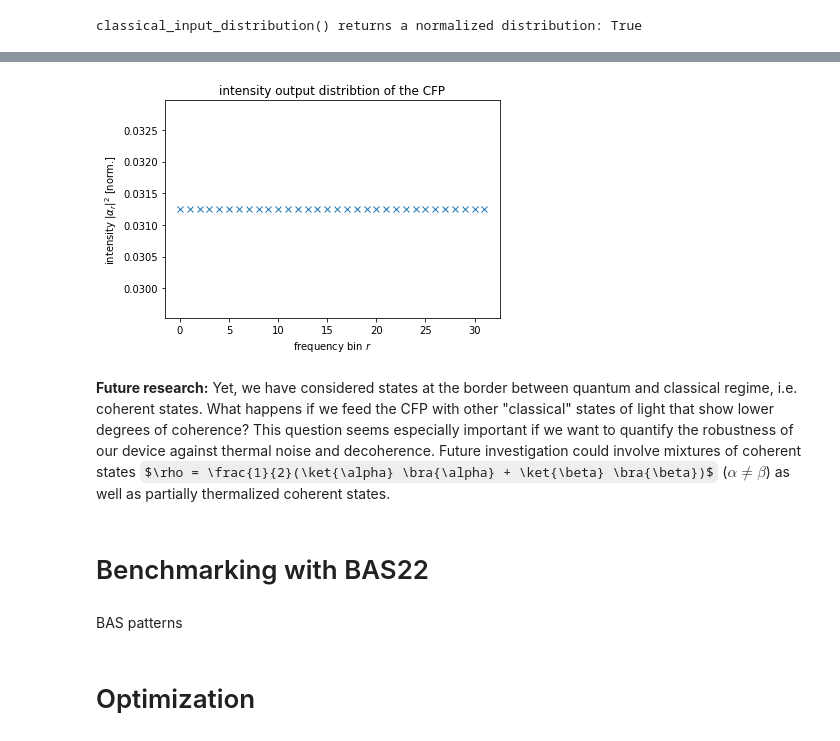
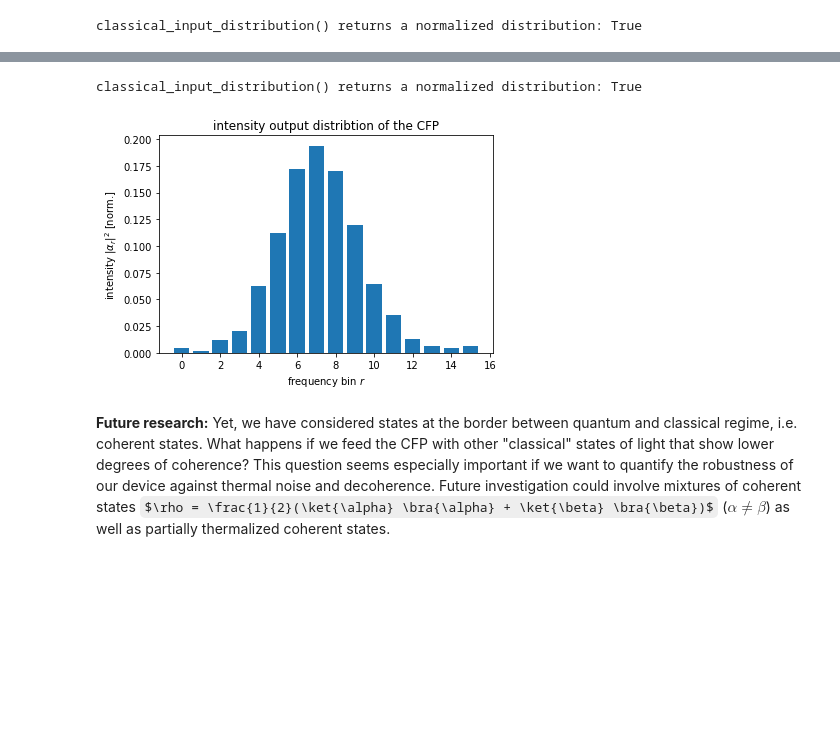
Before and after one commit to PhilipRuebeling/master_thesis, a Jupyter notebook: photonic_devices.ipynb, the cells around one changed output, grey strips where cells are left out. Saved outputs shown, nothing was run; the diff lists cells and outputs as text; code cells hidden in the pictures; some formulas as TeX source; blank space fills up the shorter version.

```diff
--- a/photonic_devices.ipynb
+++ b/photonic_devices.ipynb
@@ -201,22 +354,35 @@ To determine the output state of the CFP we have to revisit the tranfsormation r
 # %%
-def classical_output_distribution(parameters, mod_depth, n_bins) :
-  parameters_ps, parameters_ps = unpack(parameters)
+def classical_output(parameters, mod_depth, n_bins) :
+  parameters_ps, parameters_em = unpack(parameters, mod_depth)
   V = unitaryV(parameters_ps, parameters_em)
-  output_state = V @ input_state
-  output_distribution = [np.abs(output_state[i])**2 for i in range(0, n_bins)]
-  return output_distribution
+  output_state = V @ classical_input(n_bins)
+  return output_state
+# %%
+def costfunction(parameters) :
+  cost = 0
+  actual = state_to_statistics(classical_output(parameters, mod_depth, n_bins))
+  target = gaussian()
+  for i in range(0, n_bins) :
+    cost += (actual[i] - target[i])**2
+  return cost
+# %%
+optimized_parameters = optimize_pso(costfunction, n_layers, n_bins, mod_depth)
+# %%
+# testing if the output distribution is normalized to 1
+output_distribution = state_to_statistics(classical_output(optimized_parameters[0].X, mod_depth, n_bins))
+is_normalized = np.allclose(sum(output_distribution), 1)
+print('classical_input_distribution() returns a normalized distribution: ' + str(is_normalized))
+# %% [output]
+classical_input_distribution() returns a normalized distribution: True
 # %%
-# plotting the output distribtion
-plt.plot(np.arange(0, n_bins), s, 'x')
+# plotting the output intensities.
+fig, ax = plt.subplots()
+rects = ax.bar(np.arange(0, n_bins), output_distribution)
 plt.title("intensity output distribtion of the CFP")
 plt.xlabel('frequency bin $r$')
 plt.ylabel('intensity $|\\alpha_{r}|^2$ [norm.]')
 plt.show()
 # %% [output]
-[figure, old version]
+[figure, new version]
 # %% [markdown]
 **Future research:** Yet, we have considered states at the border between quantum and classical regime, i.e. coherent states. What happens if we feed the CFP with other "classical" states of light that show lower degrees of coherence? This question seems especially important if we want to quantify the robustness of our device against thermal noise and decoherence. Future investigation could involve mixtures of coherent states $\rho = \frac{1}{2}(\ket{\alpha} \bra{\alpha} + \ket{\beta} \bra{\beta})$ ($\alpha \neq \beta$) as well as partially thermalized coherent states.
-# %% [markdown]
-# Benchmarking with BAS22
-# %% [markdown]
-BAS patterns
@@ -228,2 +388,0 @@ def sample_bas22() :
-# %% [markdown]
-# Optimization
```
Also changed, not shown: parts of 57 cells of this notebook.
